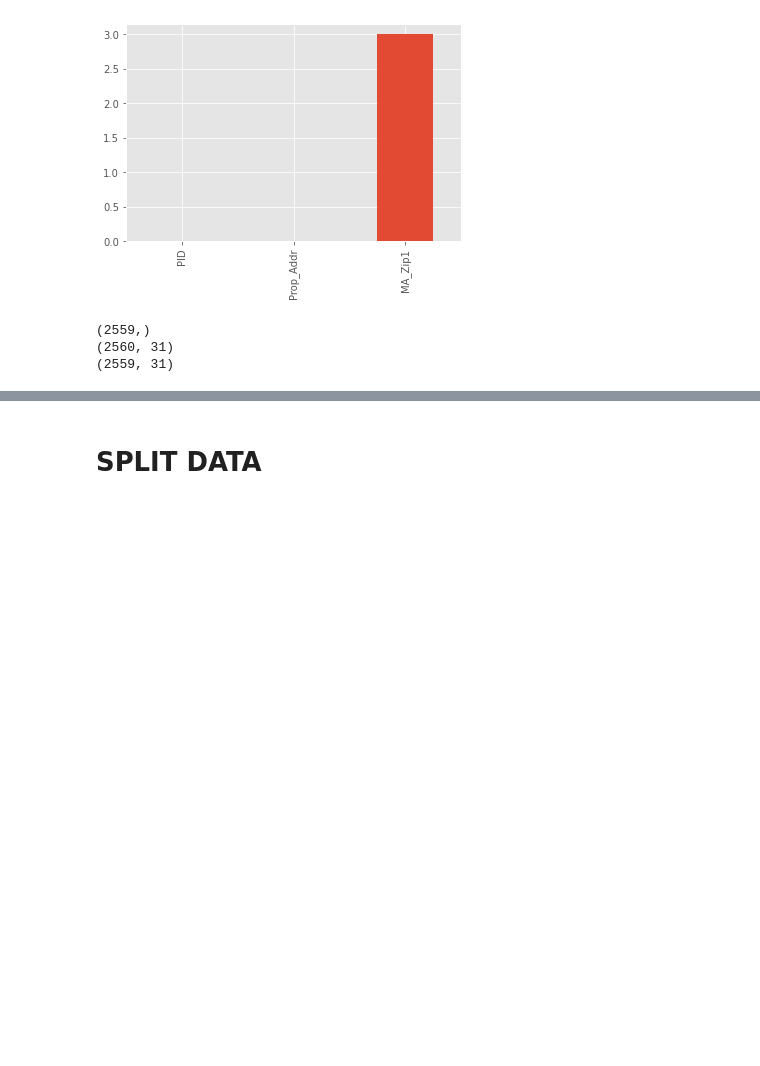
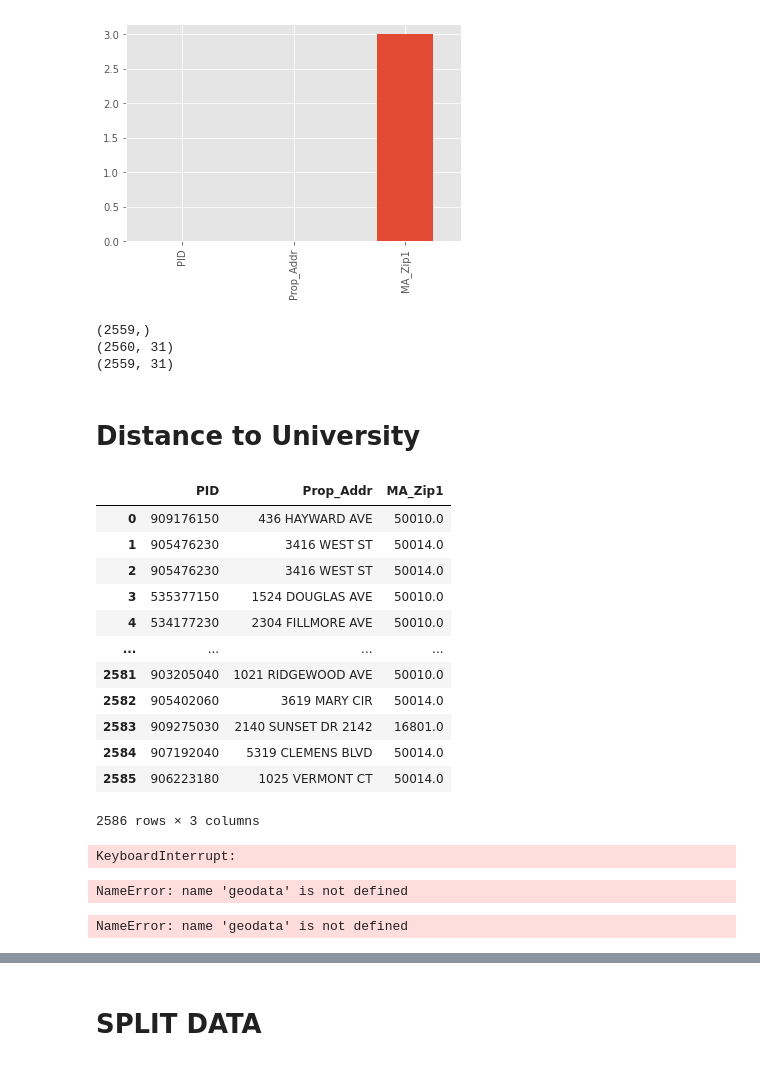
Before and after one commit to jonahsg/ML_housing_price, a Jupyter notebook: EDA_Lena.ipynb, the cells around one changed output, grey strips where cells are left out. Drawn from its saved outputs; the diff is of its cells as text; code cells hidden in the pictures; blank space fills up the shorter version.

```diff
--- a/EDA_Lena.ipynb
+++ b/EDA_Lena.ipynb
@@ -204,3 +223,21 @@ print(housing.shape)
 (2559,)
 (2560, 31)
 (2559, 31)
+# %% [markdown]
+# Distance to University
+# %%
+geodata
+# %% [output]
+|  | PID | Prop_Addr | MA_Zip1 |
+| 0 | 909176150 | 436 HAYWARD AVE | 50010.0 |
+| 1 | 905476230 | 3416 WEST ST | 50014.0 |
+| 2 | 905476230 | 3416 WEST ST | 50014.0 |
+| 3 | 535377150 | 1524 DOUGLAS AVE | 50010.0 |
+| 4 | 534177230 | 2304 FILLMORE AVE | 50010.0 |
+| ... | ... | ... | ... |
+| 2581 | 903205040 | 1021 RIDGEWOOD AVE | 50010.0 |
+| 2582 | 905402060 | 3619 MARY CIR | 50014.0 |
+| 2583 | 909275030 | 2140 SUNSET DR 2142 | 16801.0 |
+| 2584 | 907192040 | 5319 CLEMENS BLVD | 50014.0 |
+| 2585 | 906223180 | 1025 VERMONT CT | 50014.0 |
+2586 rows × 3 columns
@@ -206,0 +253,18 @@ print(housing.shape)
+# %%
+# creating geocode column Full_Addr
+geodata['Full_Addr'] = [geocode(Prop_Addr+', Ames, USA') if type(Prop_Addr)==str else None for Prop_Addr in geodata['Prop_Addr']]
+# %% [output]
+KeyboardInterrupt:
+# %%
+# pulling long and lat from Full_Addr to create new separate columns
+# ERROR - NoneType has no attribute longitude/latitude
+geodata['lat'] = [g.latitude for g in geodata.Full_Addr]
+geodata['long'] = [g.longitude for g in geodata.Full_Addr]
+# %% [output]
+NameError: name 'geodata' is not defined
+# %%
+# second attempt at creating separate lat and long columns
+geodata['latitude'] = geodata['Full_Addr'].map(lambda x: x.latitude)
+geodata['longitude'] = geodata['Full_Addr'].map(lambda x: x.longitude)
+# %% [output]
+NameError: name 'geodata' is not defined
```
Also changed, not shown: parts of 19 cells of this notebook.
